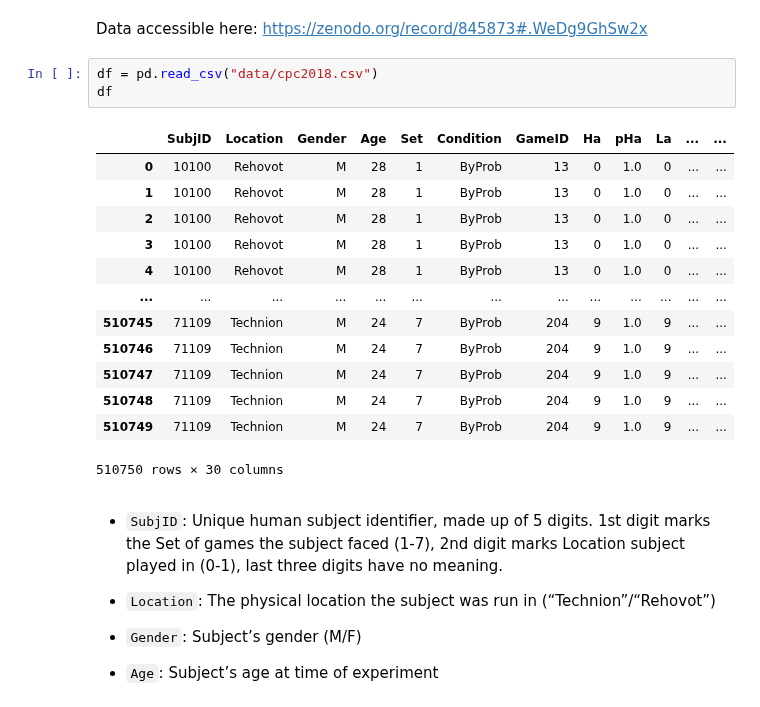
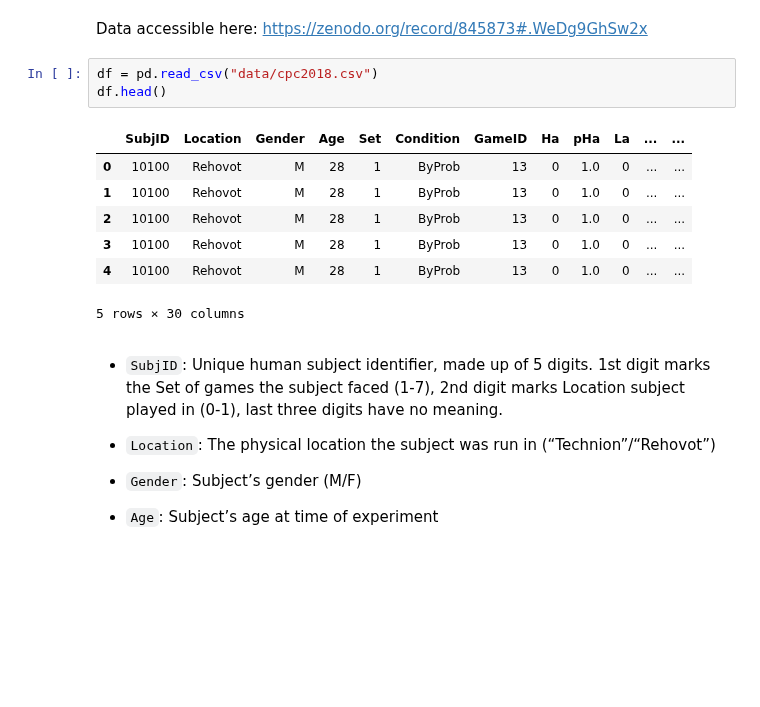
Before and after one commit to AurelienNioche/TransformedGP, a Jupyter notebook: explore-CPC-dataset.ipynb, the cells around one changed output. Cells and saved outputs as stored; diff of their text form; blank space fills up the shorter version.

```diff
--- a/explore-CPC-dataset.ipynb
+++ b/explore-CPC-dataset.ipynb
@@ -17,21 +10,15 @@ sns.set()
 Data accessible here: https://zenodo.org/record/845873#.WeDg9GhSw2x
 # %%
 df = pd.read_csv("data/cpc2018.csv")
-df
+df.head()
 # %% [output]
 |  | SubjID | Location | Gender | Age | Set | Condition | GameID | Ha | pHa | La | ... | ... |
 | 0 | 10100 | Rehovot | M | 28 | 1 | ByProb | 13 | 0 | 1.0 | 0 | ... | ... |
 | 1 | 10100 | Rehovot | M | 28 | 1 | ByProb | 13 | 0 | 1.0 | 0 | ... | ... |
 | 2 | 10100 | Rehovot | M | 28 | 1 | ByProb | 13 | 0 | 1.0 | 0 | ... | ... |
 | 3 | 10100 | Rehovot | M | 28 | 1 | ByProb | 13 | 0 | 1.0 | 0 | ... | ... |
 | 4 | 10100 | Rehovot | M | 28 | 1 | ByProb | 13 | 0 | 1.0 | 0 | ... | ... |
-| ... | ... | ... | ... | ... | ... | ... | ... | ... | ... | ... | ... | ... |
-| 510745 | 71109 | Technion | M | 24 | 7 | ByProb | 204 | 9 | 1.0 | 9 | ... | ... |
-| 510746 | 71109 | Technion | M | 24 | 7 | ByProb | 204 | 9 | 1.0 | 9 | ... | ... |
-| 510747 | 71109 | Technion | M | 24 | 7 | ByProb | 204 | 9 | 1.0 | 9 | ... | ... |
-| 510748 | 71109 | Technion | M | 24 | 7 | ByProb | 204 | 9 | 1.0 | 9 | ... | ... |
-| 510749 | 71109 | Technion | M | 24 | 7 | ByProb | 204 | 9 | 1.0 | 9 | ... | ... |
-510750 rows × 30 columns
+5 rows × 30 columns
 # %% [markdown]
 * `SubjID`: Unique human subject identifier, made up of 5 digits. 1st digit marks the Set of games the subject faced (1-7), 2nd digit marks Location subject played in (0-1), last three digits have no meaning.
 
```
Also changed, not shown: parts of 3 cells of this notebook.
